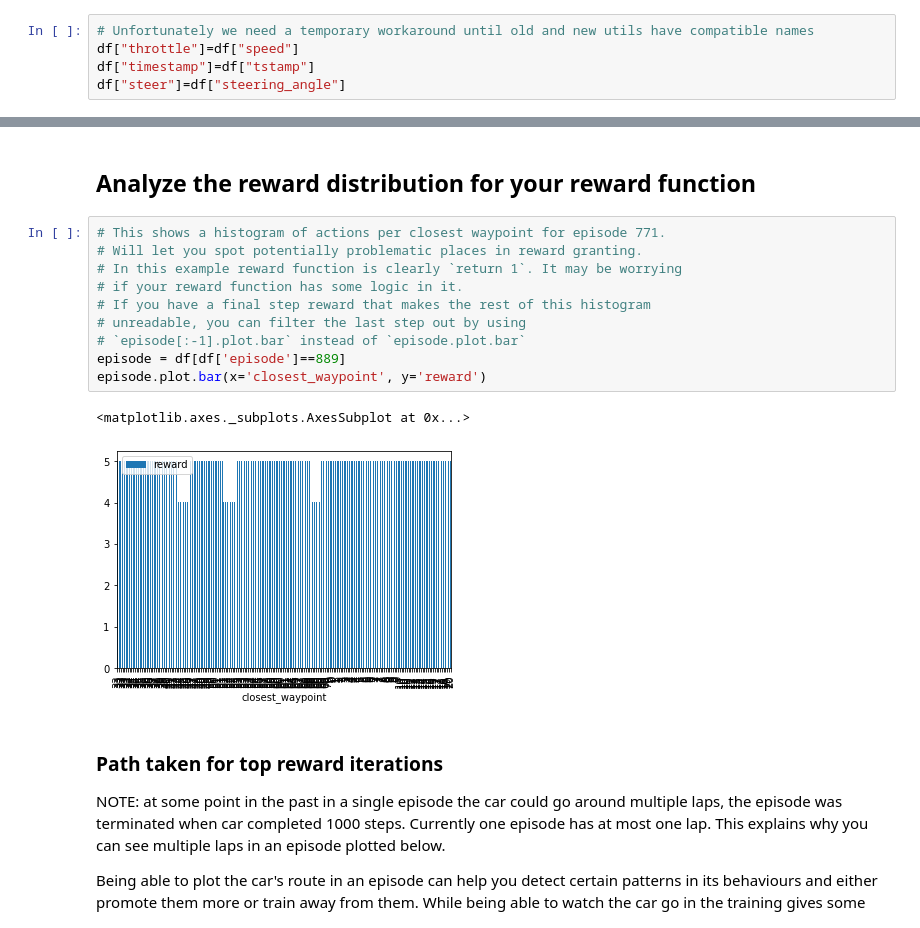
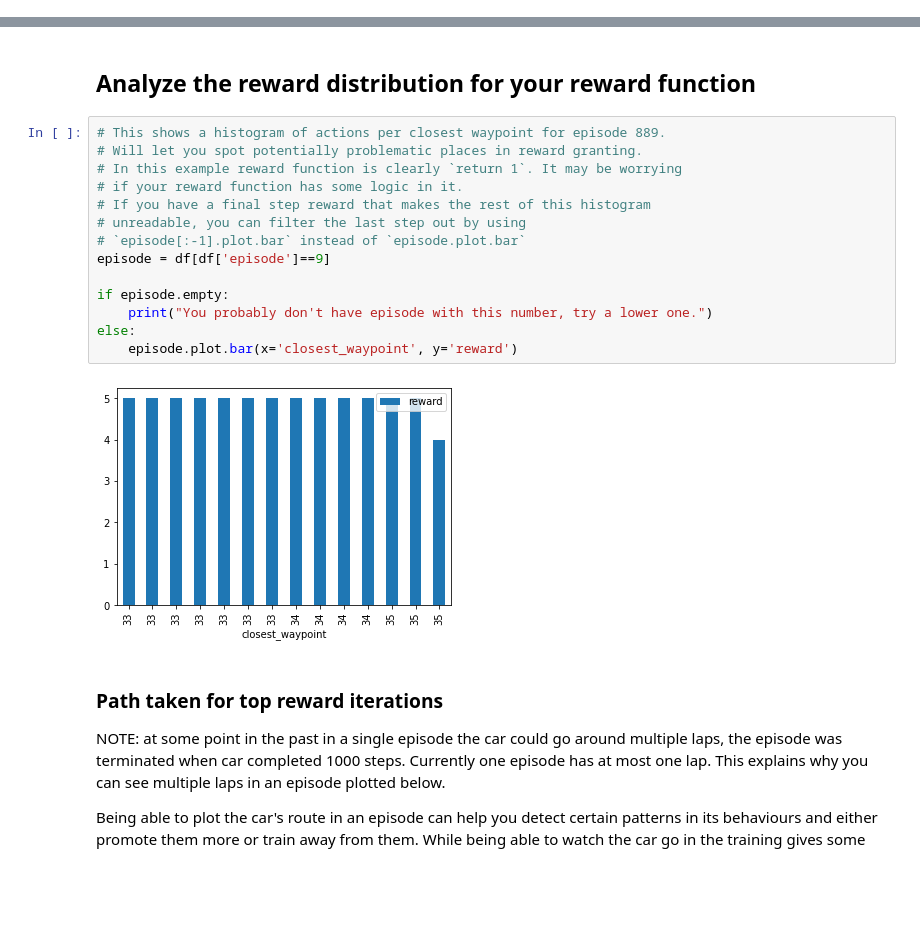
Before and after one commit to aws-deepracer-community/deepracer-analysis, a Jupyter notebook: Training_analysis.ipynb, the cells around one changed output, grey strips where cells are left out. Drawn from its saved outputs; the diff is of its cells as text; blank space fills up the shorter version.

Commit message:
Update training notebook to work with deepracer-utils improvements

```diff
--- a/Training_analysis.ipynb
+++ b/Training_analysis.ipynb
@@ -163,5 +125,0 @@ df = log.dataframe()
-# %%
-# Unfortunately we need a temporary workaround until old and new utils have compatible names
-df["throttle"]=df["speed"]
-df["timestamp"]=df["tstamp"]
-df["steer"]=df["steering_angle"]
@@ -362,18 +382,21 @@ df[df['episode']==10]
 # %% [markdown]
 ## Analyze the reward distribution for your reward function
 # %%
-# This shows a histogram of actions per closest waypoint for episode 771.
+# This shows a histogram of actions per closest waypoint for episode 889.
 # Will let you spot potentially problematic places in reward granting.
 # In this example reward function is clearly `return 1`. It may be worrying
 # if your reward function has some logic in it.
 # If you have a final step reward that makes the rest of this histogram
 # unreadable, you can filter the last step out by using
 # `episode[:-1].plot.bar` instead of `episode.plot.bar`
-episode = df[df['episode']==889]
-episode.plot.bar(x='closest_waypoint', y='reward')
+episode = df[df['episode']==9]
+
+if episode.empty:
+    print("You probably don't have episode with this number, try a lower one.")
+else:
+    episode.plot.bar(x='closest_waypoint', y='reward')
 # %% [output]
-<matplotlib.axes._subplots.AxesSubplot at 0x...>
-[figure, old version]
+[figure, new version]
 # %% [markdown]
 ### Path taken for top reward iterations
 
```
Also changed, not shown: parts of 25 cells of this notebook, 1 other file.
